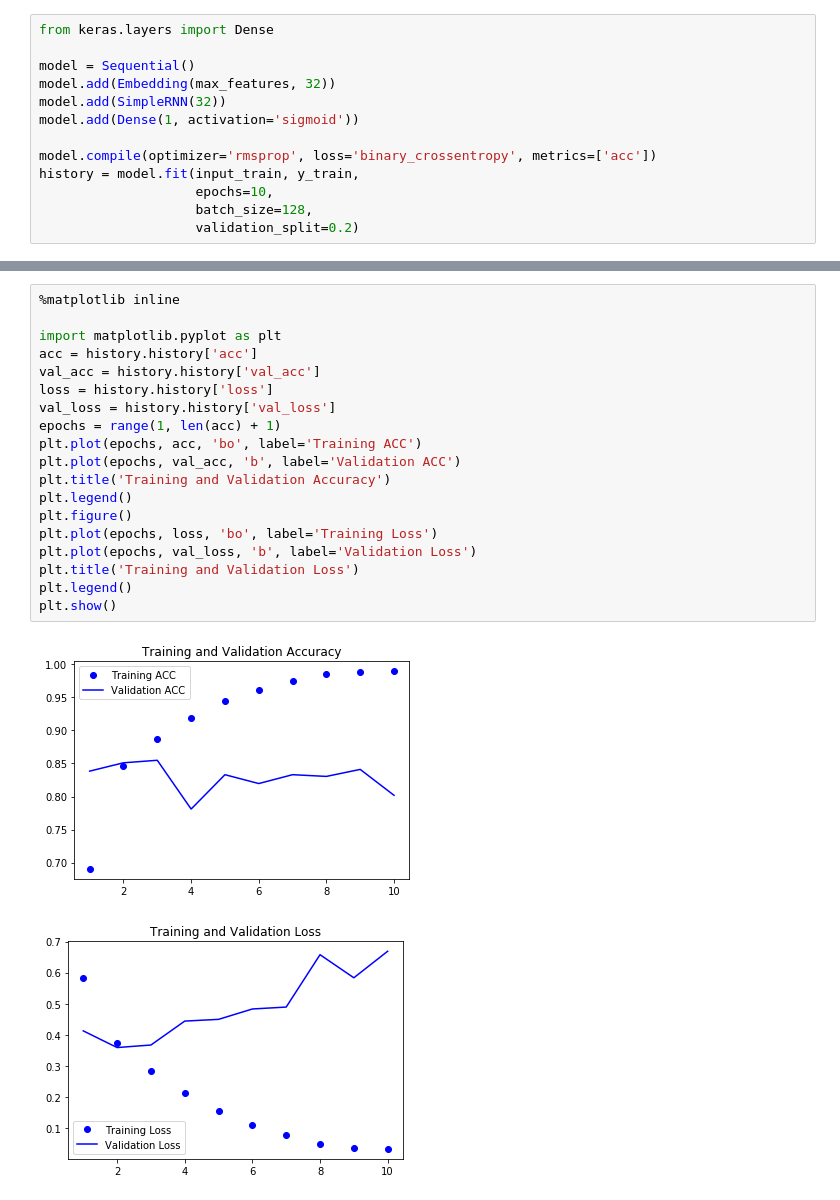
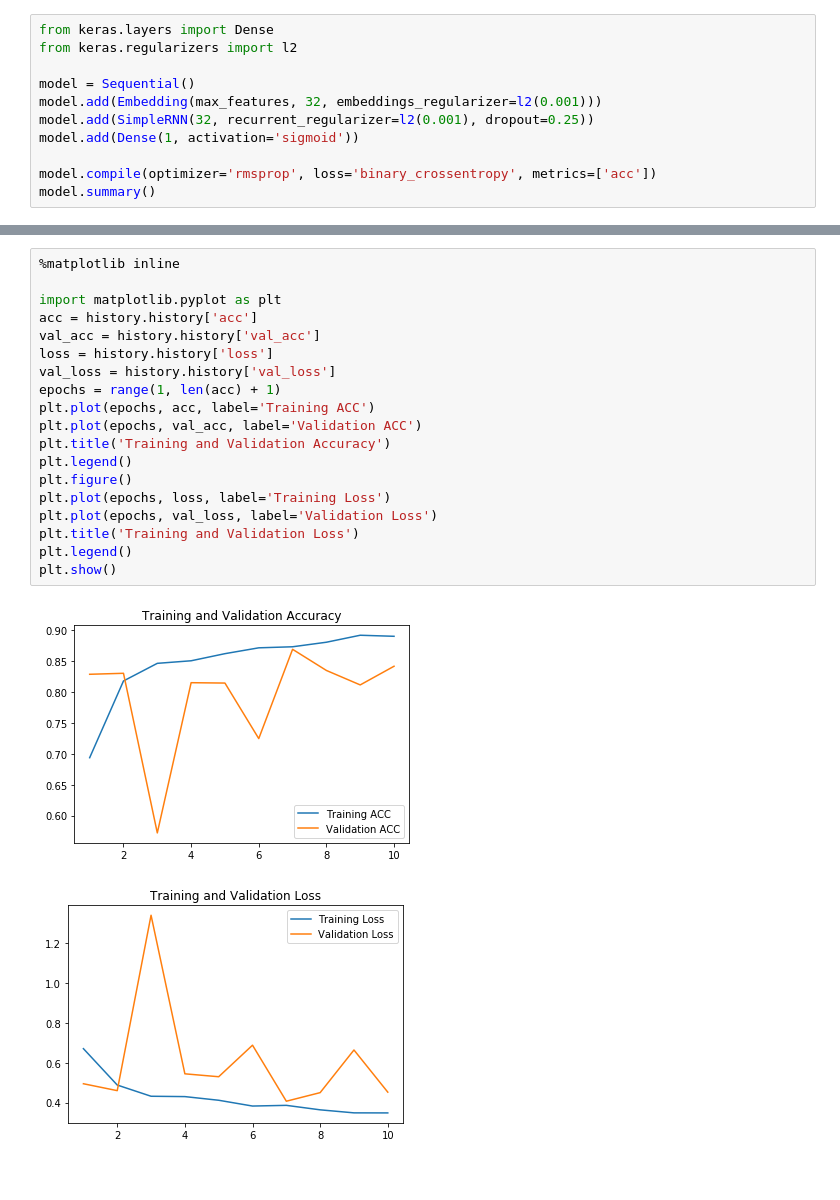
Before and after one commit to sambitdash/EVA-2, a Jupyter notebook: Phase-2/Session-2/EVA_P2S2_File_2.ipynb, the cells around one changed output, grey strips where cells are left out. Cells and saved outputs as stored; diff of their text form.

```diff
--- a/Phase-2/Session-2/EVA_P2S2_File_2.ipynb
+++ b/Phase-2/Session-2/EVA_P2S2_File_2.ipynb
@@ -40,14 +51,12 @@ input_train shape: (25000, 500)
 # %%
 from keras.layers import Dense
+from keras.regularizers import l2
 
 model = Sequential()
-model.add(Embedding(max_features, 32))
-model.add(SimpleRNN(32))
+model.add(Embedding(max_features, 32, embeddings_regularizer=l2(0.001)))
+model.add(SimpleRNN(32, recurrent_regularizer=l2(0.001), dropout=0.25))
 model.add(Dense(1, activation='sigmoid'))
 
 model.compile(optimizer='rmsprop', loss='binary_crossentropy', metrics=['acc'])
-history = model.fit(input_train, y_train,
-                    epochs=10,
-                    batch_size=128,
-                    validation_split=0.2)
+model.summary()
 # %% [output]
@@ -71,22 +104,22 @@ Epoch 10/10
 # %%
 %matplotlib inline
 
 import matplotlib.pyplot as plt
 acc = history.history['acc']
 val_acc = history.history['val_acc']
 loss = history.history['loss']
 val_loss = history.history['val_loss']
 epochs = range(1, len(acc) + 1)
-plt.plot(epochs, acc, 'bo', label='Training ACC')
-plt.plot(epochs, val_acc, 'b', label='Validation ACC')
+plt.plot(epochs, acc, label='Training ACC')
+plt.plot(epochs, val_acc, label='Validation ACC')
 plt.title('Training and Validation Accuracy')
 plt.legend()
 plt.figure()
-plt.plot(epochs, loss, 'bo', label='Training Loss')
-plt.plot(epochs, val_loss, 'b', label='Validation Loss')
+plt.plot(epochs, loss, label='Training Loss')
+plt.plot(epochs, val_loss, label='Validation Loss')
 plt.title('Training and Validation Loss')
 plt.legend()
 plt.show()
 # %% [output]
-[figure, old version]
+[figure, new version]
-[figure, old version]
+[figure, new version]
```
Also changed, not shown: parts of 11 cells of this notebook.
